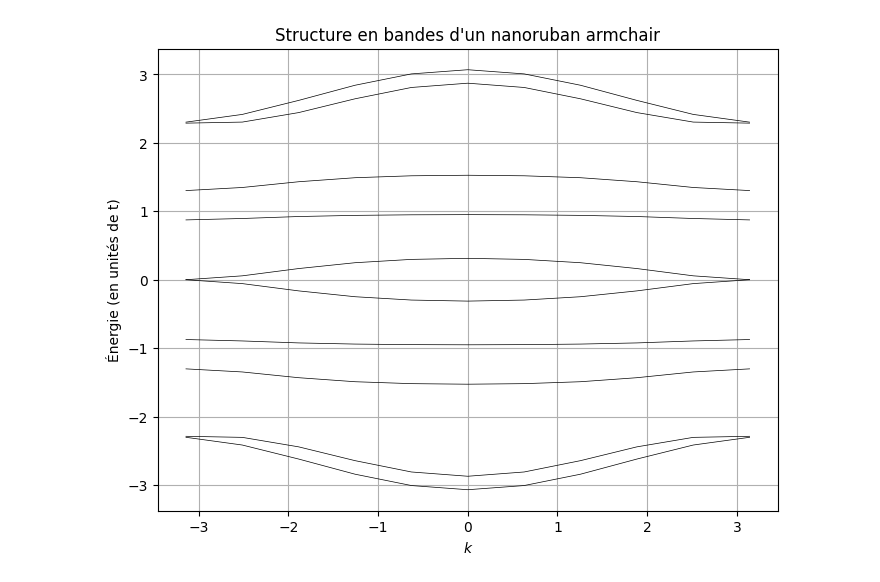
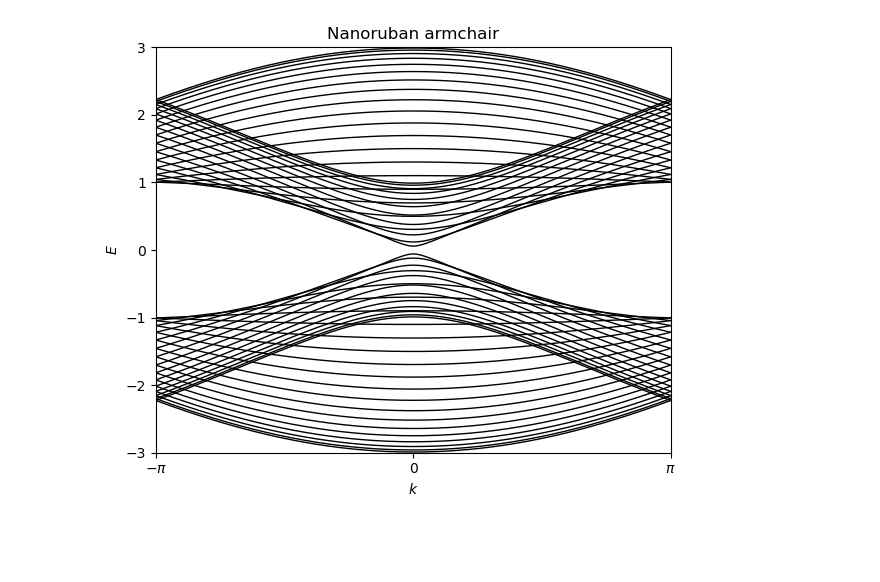
Before and after one commit to mldessu/projetsimu, a Jupyter notebook: Nanorubans/NRG.ipynb, the cells around one changed output. Cells and saved outputs as stored; diff of their text form; code cells hidden in the pictures; blank space fills up the shorter version.

Commit message:
Armchair

```diff
--- a/Nanorubans/NRG.ipynb
+++ b/Nanorubans/NRG.ipynb
@@ -111,12 +1,48 @@ for i, k in enumerate(k_values):
-# %%
-# Tracé de la structure en bandes
-plt.figure(figsize=(8, 6))
-for n in range(2 * N):
-    plt.plot(k_values, bands[:, n], color='black', lw=0.5)
-plt.xlabel(r'$k$')
-plt.ylabel("Énergie (en unités de t)")
-plt.title("Structure en bandes d'un nanoruban armchair")
-plt.grid(True)
-plt.show()
-# %% [output]
-[figure, removed]
+# %%
+import numpy as np
+import matplotlib.pyplot as plt
+
+# Paramètres du modèle
+t = 1.0       # Paramètre de saut (peut être ajusté)
+N = 30      # Largeur du ruban (nombre de sous-bandes)
+num_k = 1000   # Nombre de points en k
+
+# Vecteur d'onde k entre -π et π
+k_vals = np.linspace(-np.pi, np.pi, num_k)
+
+# Préparation de la figure
+plt.figure(figsize=(6, 5))
+
+for r in range(1, N+1):
+    # Quantification transverse
+    p = r * np.pi / (N + 1)
+    epsilon_p = 2.0 * np.cos(p)
+
+    # Calcul de E(k, p) pour la branche positive et négative
+    # E(k,p) = ± t sqrt(1 + 2 epsilon_p cos(k/2) + epsilon_p^2)
+    E_plus = t * np.sqrt(1 + 2 * epsilon_p * np.cos(k_vals / 2) + epsilon_p**2)
+    E_minus = -E_plus
+
+    # Tracé des branches
+    plt.plot(k_vals, E_plus, color='black', linewidth=1)
+    plt.plot(k_vals, E_minus, color='black', linewidth=1)
+
+# Ajustement des axes
+plt.xlim(-np.pi, np.pi)
+plt.ylim(-3, 3)
+# Paramétrage des graduations en k
+plt.xticks([-np.pi, 0, np.pi], [r'$-\pi$', '0', r'$\pi$'])
+
+# Labels et titre
+plt.xlabel(r'$k$')
+plt.ylabel(r'$E$')
+plt.title("Nanoruban armchair")
+
+# Optionnel
+plt.grid(False)
+
+# Affichage
+plt.tight_layout()
+plt.show()
+# %% [output]
+[figure, added]
```
Also changed, not shown: parts of 6 cells of this notebook.
